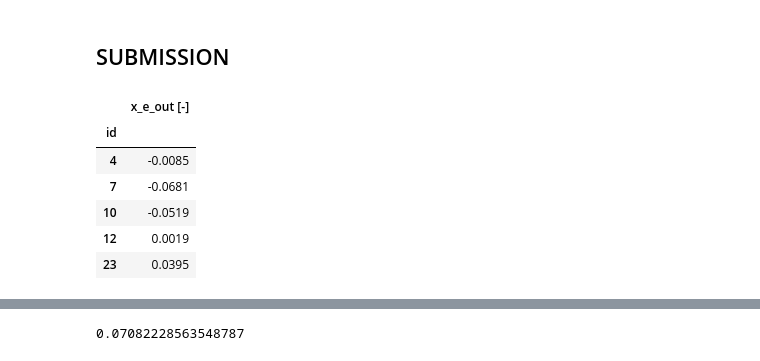
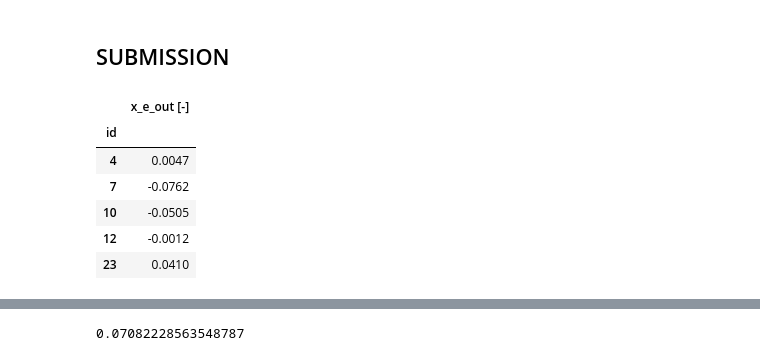
Before and after one commit to mateuszk098/kaggle-notebooks, a Jupyter notebook: playground_series_s3e15/model.ipynb, the cells around one changed output, grey strips where cells are left out. Saved outputs shown, nothing was run; the diff lists cells and outputs as text; code cells hidden in the pictures.

```diff
--- a/playground_series_s3e15/model.ipynb
+++ b/playground_series_s3e15/model.ipynb
@@ -193,6 +193,13 @@ lgbm = LGBMRegressor(**lgbm_kwargs)
 catboost = CatBoostRegressor(**catboost_kwargs)
 hgbr = HistGradientBoostingRegressor(random_state=42)
 
+common_weights = np.ones_like(y_train)
+rare_weights = 1 + np.abs(y_train.round(2))
+sample_threshold = -0.2
+weights = np.where(y_train < sample_threshold, rare_weights, common_weights)
+
+
+
 scores = -cross_val_score(
     lgbm,
     X_train,
@@ -209,6 +216,7 @@ scores = -cross_val_score(
     fit_params=dict(
         eval_set=(X_valid, y_valid),
         callbacks=[early_stopping(stopping_rounds=PATIENCE, verbose=False)],
+        sample_weight=weights,
     ),
 )
 pd.Series(scores).describe()
@@ -393,6 +401,9 @@ cat_boost_opt.fit(
 # %% [markdown]
 ## ENSEMBLE TEST
 # %%
+PATIENCE = 20
+SPLITS = 3
+
 lgbm_kwargs = {
     "random_state": 42,
     "num_leaves": 21,
@@ -439,9 +450,6 @@ hgbr_kwargs = {
     "l2_regularization": 0.35,
 }
 
-PATIENCE = 20
-SPLITS = 3
-
 lgbm = LGBMRegressor(**lgbm_kwargs)
 catboost = CatBoostRegressor(**catboost_kwargs)
 hgbr = HistGradientBoostingRegressor(**hgbr_kwargs)
@@ -454,9 +462,15 @@ for k, (train_ids, test_ids) in enumerate(kfold.split(X_train, y_train)):
     X_train_k, y_train_k = X_train[train_ids], y_train[train_ids]
     X_test_k, y_test_k = X_train[test_ids], y_train[test_ids]
 
+    common_weights = np.ones_like(y_train_k)
+    rare_weights = 1 + np.abs(y_train_k.round(2))
+    sample_threshold = -0.25
+    weights = np.where(y_train_k < sample_threshold, rare_weights, common_weights)
+
     lgbm.fit(
         X_train_k,
         y_train_k,
+        sample_weight=weights,
         eval_set=(X_valid, y_valid),
         callbacks=[
             early_stopping(stopping_rounds=PATIENCE, verbose=False),
@@ -466,11 +480,12 @@ for k, (train_ids, test_ids) in enumerate(kfold.split(X_train, y_train)):
     catboost.fit(
         X_train_k,
         y_train_k,
+        sample_weight=weights,
         eval_set=(X_valid, y_valid),
         early_stopping_rounds=PATIENCE,
     )
 
-    hgbr.fit(X_train_k, y_train_k)
+    hgbr.fit(X_train_k, y_train_k, sample_weight=weights)
 
     predictions = (
         lgbm.predict(X_test_k) + catboost.predict(X_test_k) + hgbr.predict(X_test_k)
@@ -516,38 +526,53 @@ plt.show()
 # %% [markdown]
 ## SUBMISSION
 # %%
+common_weights = np.ones_like(y_train)
+rare_weights = 1 + np.abs(y_train.round(2))
+sample_threshold = -0.25
+weights = np.where(y_train < sample_threshold, rare_weights, common_weights)
+
 lgbm.fit(
     X_train,
     y_train,
+    sample_weight=weights,
     eval_set=(X_valid, y_valid),
     callbacks=[
         early_stopping(stopping_rounds=PATIENCE, verbose=False),
     ],
 )
 
 catboost.fit(
     X_train,
     y_train,
+    sample_weight=weights,
     eval_set=(X_valid, y_valid),
     early_stopping_rounds=PATIENCE,
 )
 
-predictions = ((lgbm.predict(X_test) + catboost.predict(X_test)) * 0.5).round(4)
+hgbr.fit(
+    X_train,
+    y_train,
+    sample_weight=weights,
+)
+
+predictions = (
+    (lgbm.predict(X_test) + catboost.predict(X_test) + hgbr.predict(X_test)) / 3
+).round(4)
 
 submission = pd.DataFrame(
     {
         "id": X_test_ids,
         "x_e_out [-]": predictions,
     }
 ).set_index("id")
 
 submission.to_csv("submission.csv")
 submission.head()
 # %% [output]
 |  | x_e_out [-] |
 | id |  |
-| 4 | -0.0085 |
-| 7 | -0.0681 |
-| 10 | -0.0519 |
-| 12 | 0.0019 |
-| 23 | 0.0395 |
+| 4 | 0.0047 |
+| 7 | -0.0762 |
+| 10 | -0.0505 |
+| 12 | -0.0012 |
+| 23 | 0.0410 |
```
Also changed, not shown: parts of 12 cells of this notebook.
